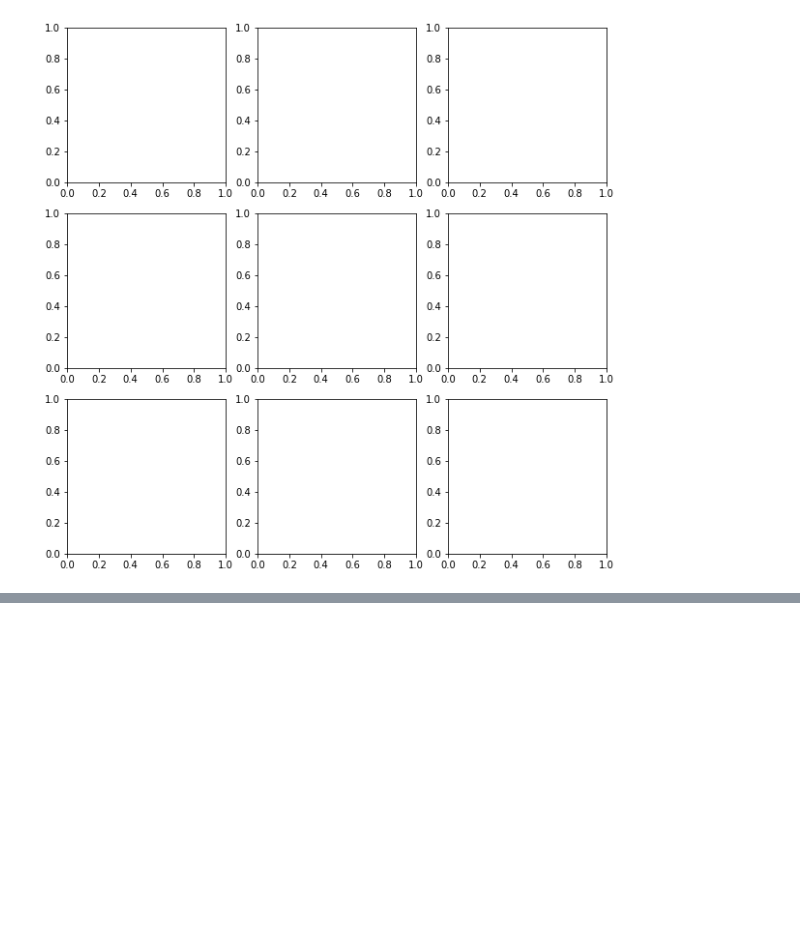
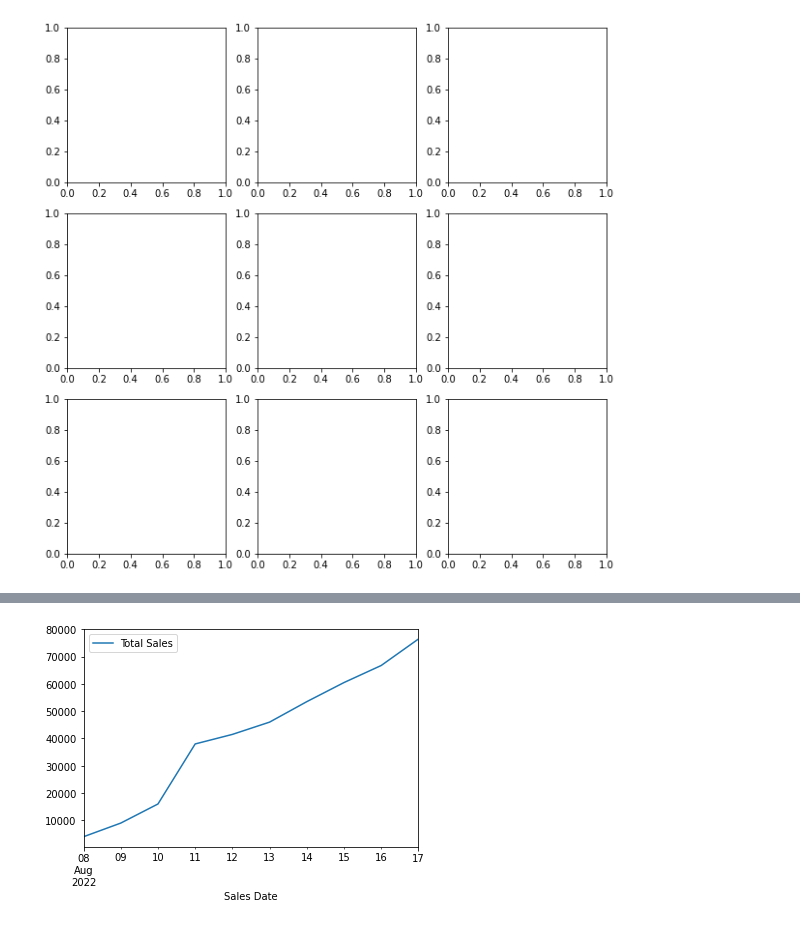
Before and after one commit to Ammar-Raneez/ML_Learning_ZTM, a Jupyter notebook: matplotlib-analysis.ipynb, the cells around one changed output, grey strips where cells are left out. Cells and saved outputs as stored; diff of their text form; code cells hidden in the pictures; blank space fills up the shorter version.

```diff
--- a/matplotlib-analysis.ipynb
+++ b/matplotlib-analysis.ipynb
@@ -124,0 +153,3 @@ ValueError: too many values to unpack (expected 2)
+# %%
+car_sales['Price'] = car_sales['Price'].str.replace('[\$\,\.]', '')
+car_sales['Price'] = car_sales['Price'].str[:-2]
@@ -124,0 +170,2 @@ ValueError: too many values to unpack (expected 2)
+# %%
+car_sales['Sales Date'] = pd.date_range('8/8/2022', periods=len(car_sales))
@@ -124,0 +186,2 @@ ValueError: too many values to unpack (expected 2)
+# %%
+car_sales['Price'] = car_sales['Price'].astype(int)
@@ -124,0 +204,3 @@ ValueError: too many values to unpack (expected 2)
+# %%
+car_sales['Total Sales'] = car_sales['Price'].cumsum()
+car_sales
@@ -124,0 +219,4 @@ ValueError: too many values to unpack (expected 2)
+# %%
+car_sales.plot(x = 'Sales Date', y = 'Total Sales');
+# %% [output]
+[figure, added]
```
Also changed, not shown: parts of 14 cells of this notebook.
